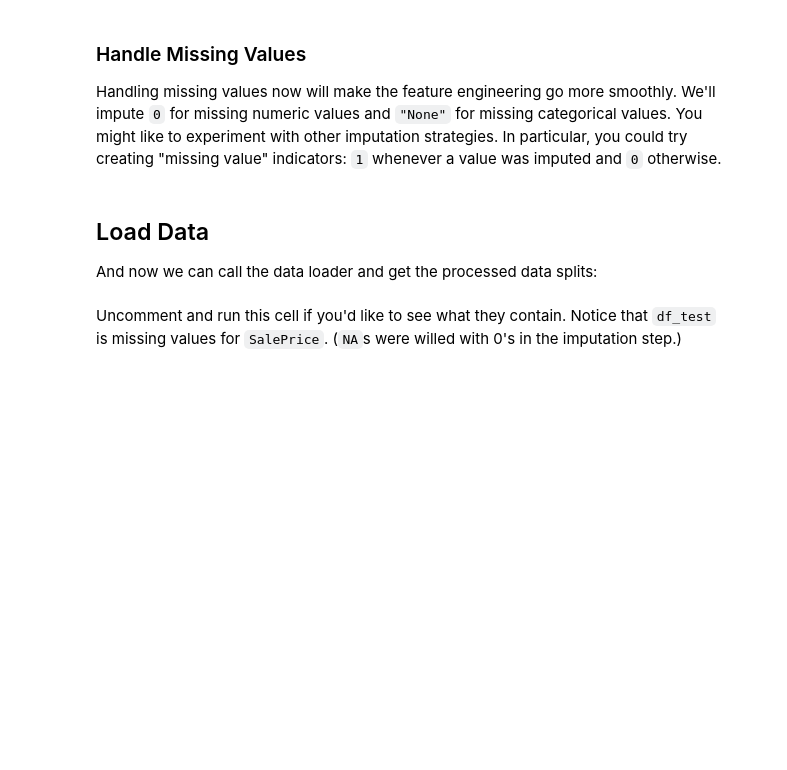
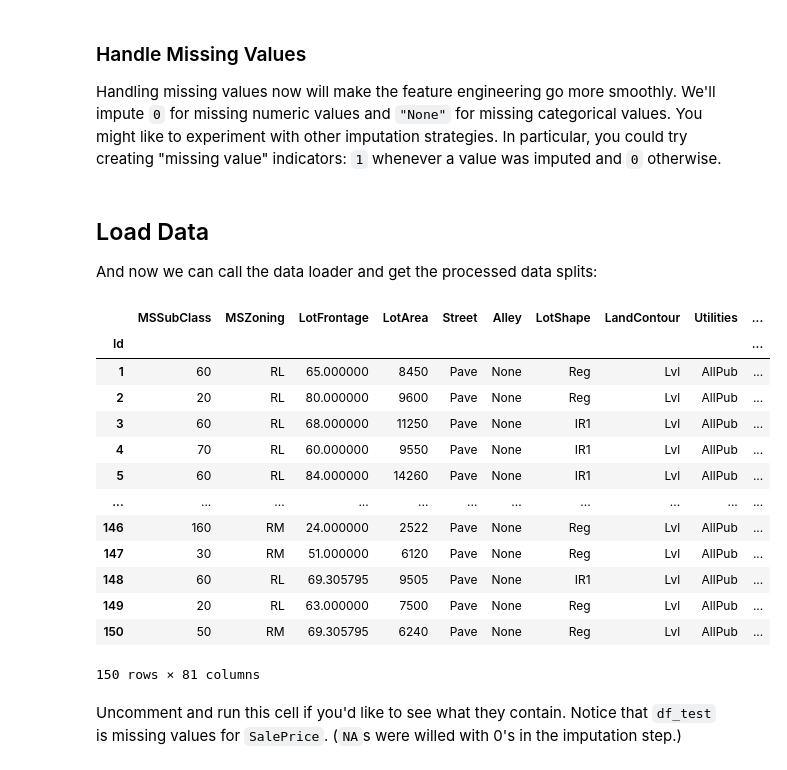
Before and after one commit to ArcielB/Kaggle-codes, a Jupyter notebook: feature-engineering-for-house-prices.ipynb, the cells around one changed output. Drawn from its saved outputs; the diff is of its cells as text; code cells hidden in the pictures; blank space fills up the shorter version.

```diff
--- a/feature-engineering-for-house-prices.ipynb
+++ b/feature-engineering-for-house-prices.ipynb
@@ -204,6 +204,22 @@ def impute(df):
 And now we can call the data loader and get the processed data splits:
 # %%
 df_train, df_test = load_data()
+df_train.head(150)
+# %% [output]
+|  | MSSubClass | MSZoning | LotFrontage | LotArea | Street | Alley | LotShape | LandContour | Utilities | ... |
+| Id |  |  |  |  |  |  |  |  |  | ... |
+| 1 | 60 | RL | 65.000000 | 8450 | Pave | None | Reg | Lvl | AllPub | ... |
+| 2 | 20 | RL | 80.000000 | 9600 | Pave | None | Reg | Lvl | AllPub | ... |
+| 3 | 60 | RL | 68.000000 | 11250 | Pave | None | IR1 | Lvl | AllPub | ... |
+| 4 | 70 | RL | 60.000000 | 9550 | Pave | None | IR1 | Lvl | AllPub | ... |
+| 5 | 60 | RL | 84.000000 | 14260 | Pave | None | IR1 | Lvl | AllPub | ... |
+| ... | ... | ... | ... | ... | ... | ... | ... | ... | ... | ... |
+| 146 | 160 | RM | 24.000000 | 2522 | Pave | None | Reg | Lvl | AllPub | ... |
+| 147 | 30 | RM | 51.000000 | 6120 | Pave | None | Reg | Lvl | AllPub | ... |
+| 148 | 60 | RL | 69.305795 | 9505 | Pave | None | IR1 | Lvl | AllPub | ... |
+| 149 | 20 | RL | 63.000000 | 7500 | Pave | None | Reg | Lvl | AllPub | ... |
+| 150 | 50 | RM | 69.305795 | 6240 | Pave | None | Reg | Lvl | AllPub | ... |
+150 rows × 81 columns
 # %% [markdown]
 Uncomment and run this cell if you'd like to see what they contain. Notice that `df_test` is
 missing values for `SalePrice`. (`NA`s were willed with 0's in the imputation step.)
```
Also changed, not shown: parts of 6 cells of this notebook.
